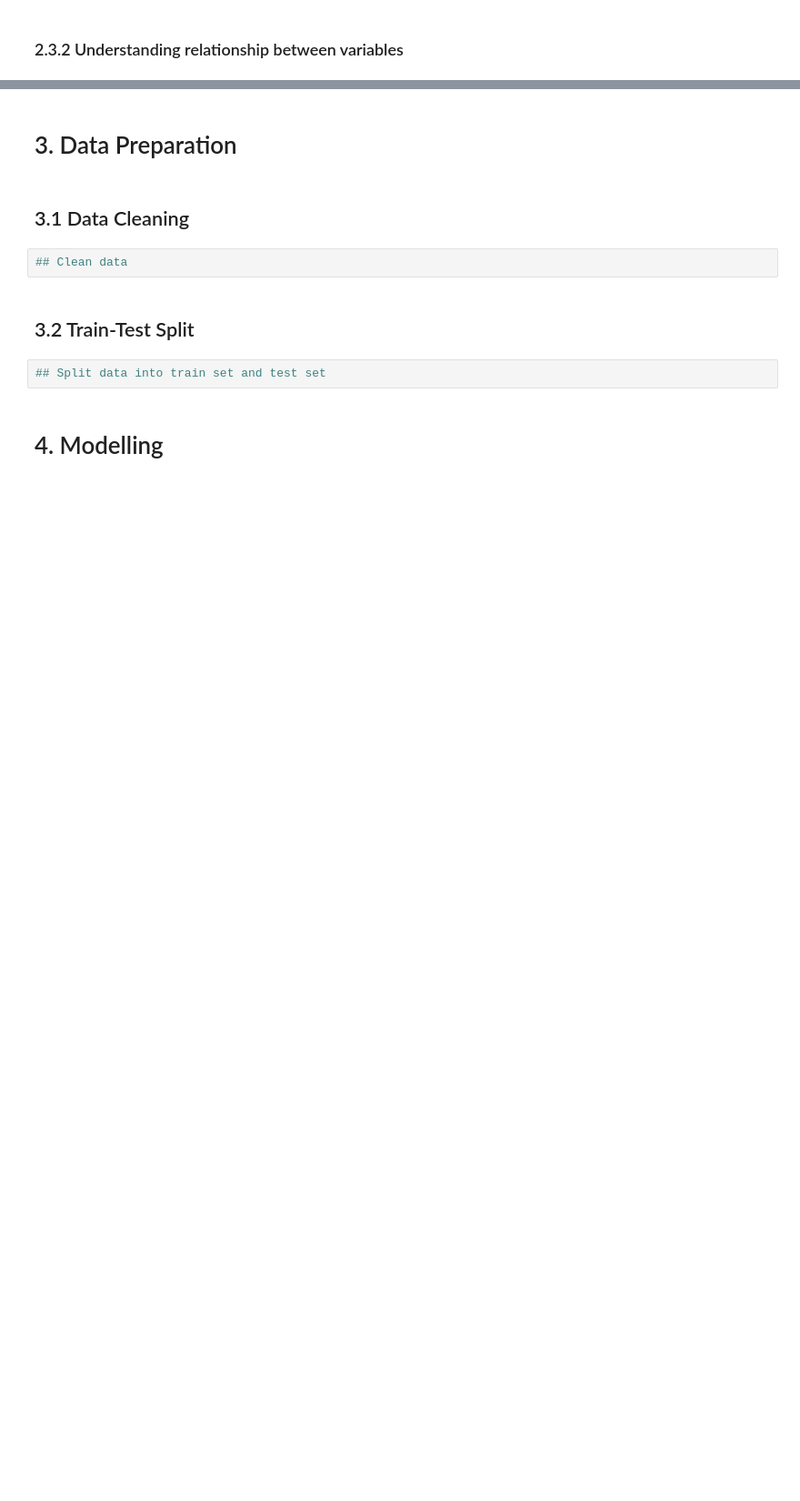
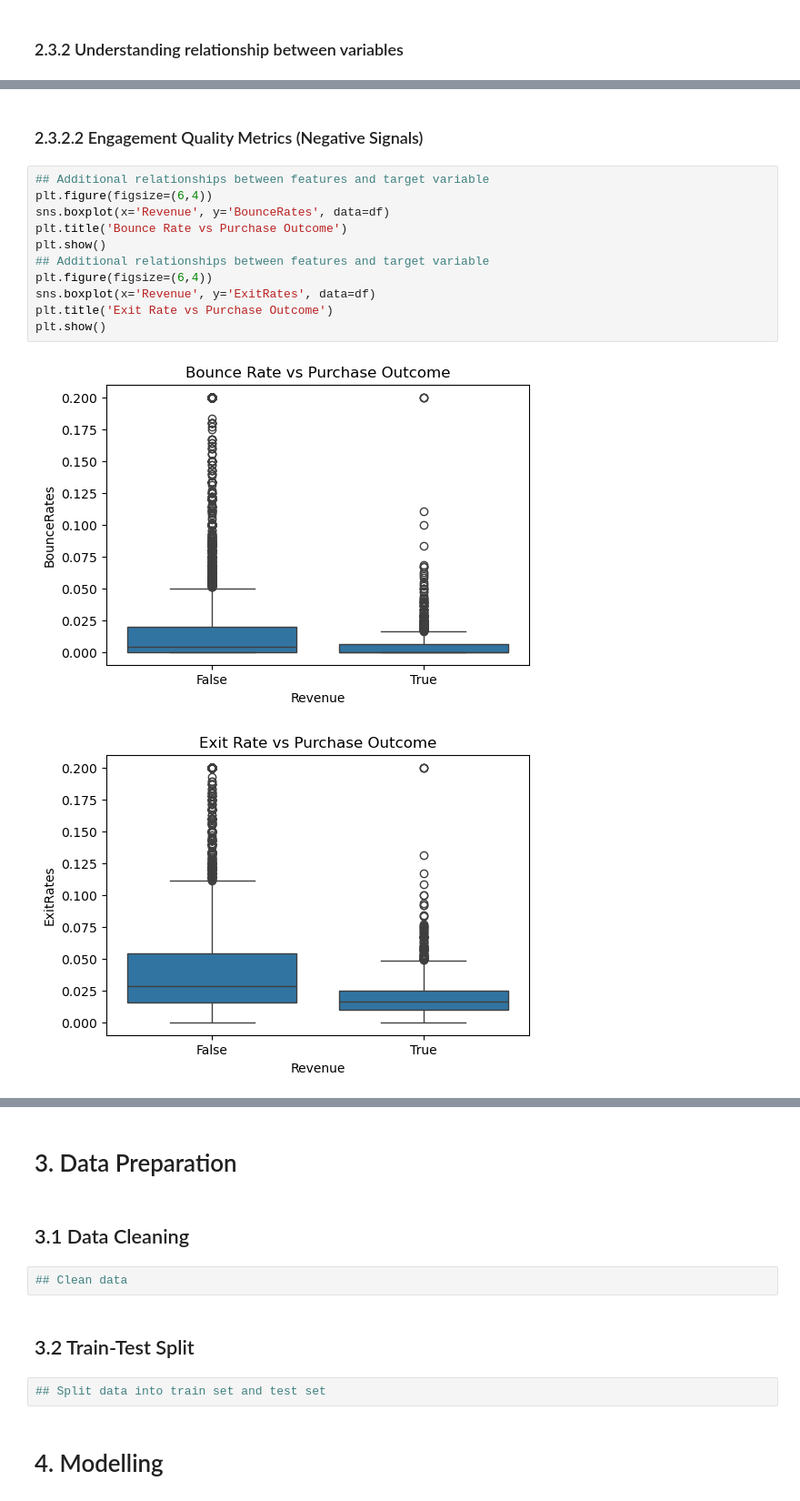
Before and after one commit to honglongg/MLDP-Project-Code, a Jupyter notebook: onlineshoppingpurchasingintention.ipynb, the cells around one changed output, grey strips where cells are left out. Shown at 91% size. Drawn from its saved outputs; the diff is of its cells as text; blank space fills up the shorter version.

```diff
--- a/onlineshoppingpurchasingintention.ipynb
+++ b/onlineshoppingpurchasingintention.ipynb
@@ -194,0 +307,16 @@ These observations inform subsequent preprocessing decisions, including the use
+# %% [markdown]
+### 2.3.2.2 Engagement Quality Metrics (Negative Signals)
+# %%
+## Additional relationships between features and target variable
+plt.figure(figsize=(6,4))
+sns.boxplot(x='Revenue', y='BounceRates', data=df)
+plt.title('Bounce Rate vs Purchase Outcome')
+plt.show()
+## Additional relationships between features and target variable
+plt.figure(figsize=(6,4))
+sns.boxplot(x='Revenue', y='ExitRates', data=df)
+plt.title('Exit Rate vs Purchase Outcome')
+plt.show()
+# %% [output]
+[figure, added]
+[figure, added]
```
Also changed, not shown: parts of 17 cells of this notebook.
